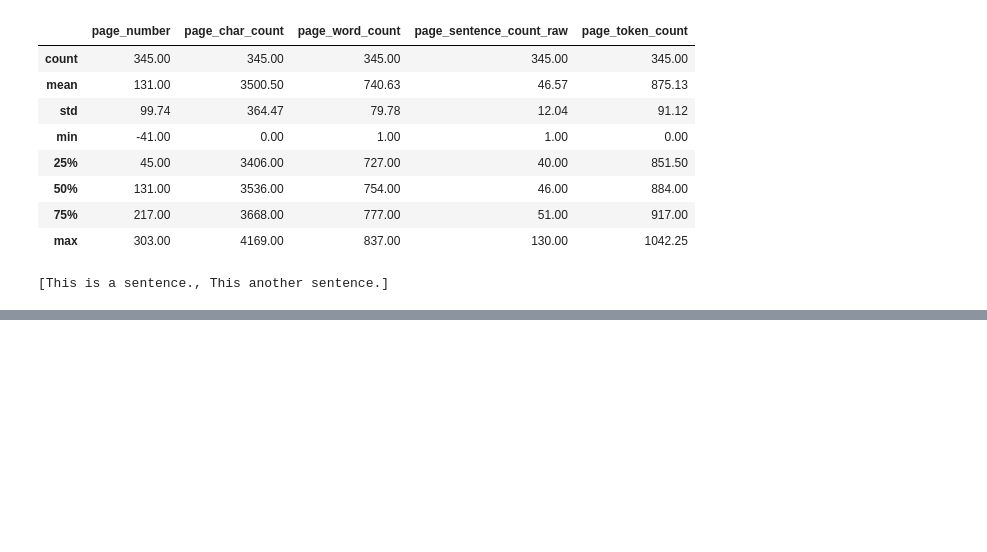
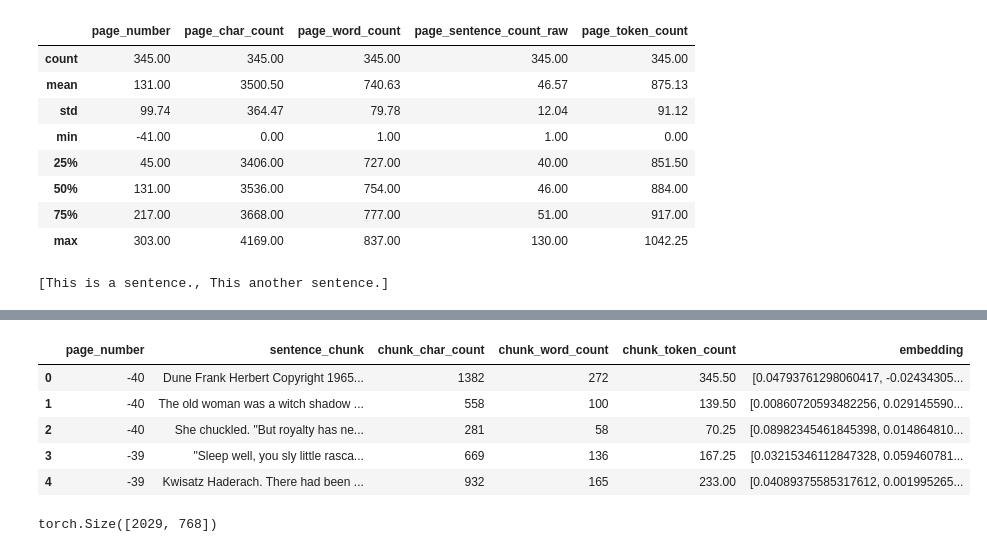
Before and after one commit to telyotarsyn/simple_llm_rag, a Jupyter notebook: Simple_RAG_petproject.ipynb, the cells around one changed output, grey strips where cells are left out. Saved outputs shown, nothing was run; the diff lists cells and outputs as text; code cells hidden in the pictures; blank space fills up the shorter version.

```diff
--- a/Simple_RAG_petproject.ipynb
+++ b/Simple_RAG_petproject.ipynb
@@ -226,0 +533,38 @@ list(doc.sents)
+# %%
+# Save embeddings to file
+text_chunks_and_embeddings_df = pd.DataFrame(pages_and_chunks_over_min_token_len)
+embeddings_df_save_path = "text_chunks_and_embeddings_df.csv"
+text_chunks_and_embeddings_df.to_csv(embeddings_df_save_path, index=False)
+# %%
+# Import saved file and view
+text_chunks_and_embedding_df_load = pd.read_csv(embeddings_df_save_path)
+text_chunks_and_embedding_df_load.head()
+# %% [output]
+|  | page_number | sentence_chunk | chunk_char_count | chunk_word_count | chunk_token_count | embedding |
+| 0 | -40 | Dune Frank Herbert Copyright 1965... | 1382 | 272 | 345.50 | [0.04793761298060417, -0.02434305... |
+| 1 | -40 | The old woman was a witch shadow ... | 558 | 100 | 139.50 | [0.00860720593482256, 0.029145590... |
+| 2 | -40 | She chuckled. "But royalty has ne... | 281 | 58 | 70.25 | [0.08982345461845398, 0.014864810... |
+| 3 | -39 | "Sleep well, you sly little rasca... | 669 | 136 | 167.25 | [0.03215346112847328, 0.059460781... |
+| 4 | -39 | Kwisatz Haderach. There had been ... | 932 | 165 | 233.00 | [0.04089375585317612, 0.001995265... |
+# %%
+import json
+import torch
+import pandas as pd
+
+# 1. Запись в CSV с сериализацией через json.dumps
+raw_embeddings = embedding_model.embed_documents(text_chunks)
+df = pd.DataFrame(pages_and_chunks_over_min_token_len)
+df["embedding"] = [json.dumps(emb) for emb in raw_embeddings]
+
+csv_save_path = "text_chunks_and_embeddings_df.csv"
+df.to_csv(csv_save_path, index=False)
+
+# 2. Чтение и десериализация через json.loads
+df_loaded = pd.read_csv(csv_save_path)
+df_loaded["embedding"] = df_loaded["embedding"].apply(json.loads)
+
+# 3. Преобразование в тензор PyTorch
+embeddings = torch.tensor(df_loaded["embedding"].tolist(), dtype=torch.float32).to(device)
+print(embeddings.shape)
+# %% [output]
+torch.Size([2029, 768])
```
Also changed, not shown: parts of 28 cells of this notebook.
